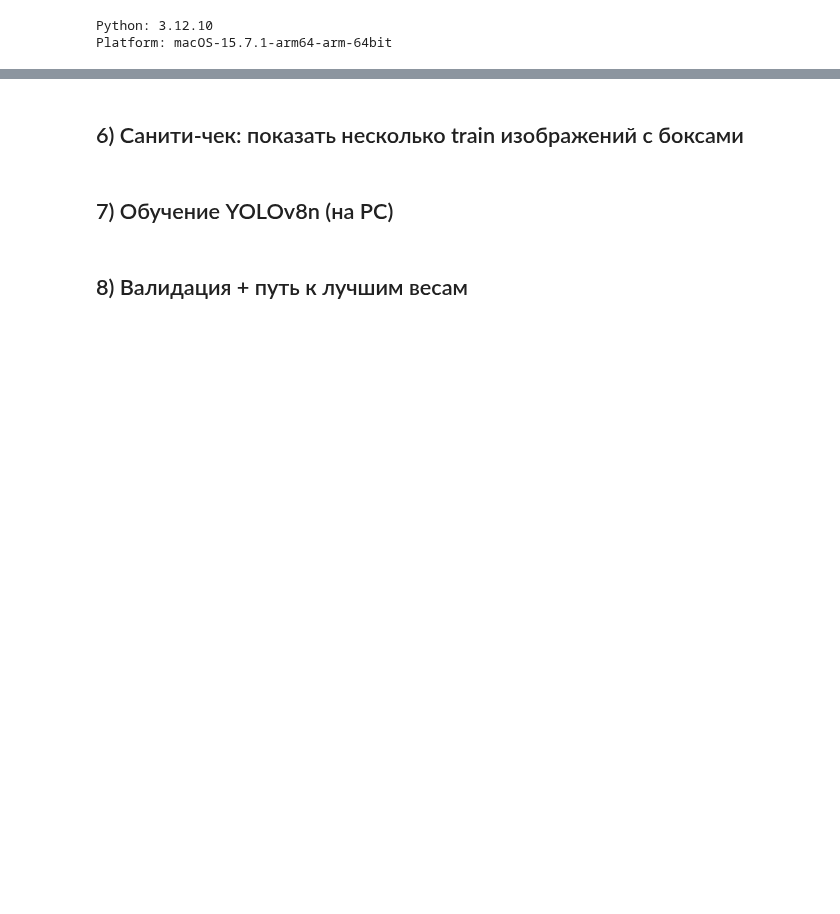
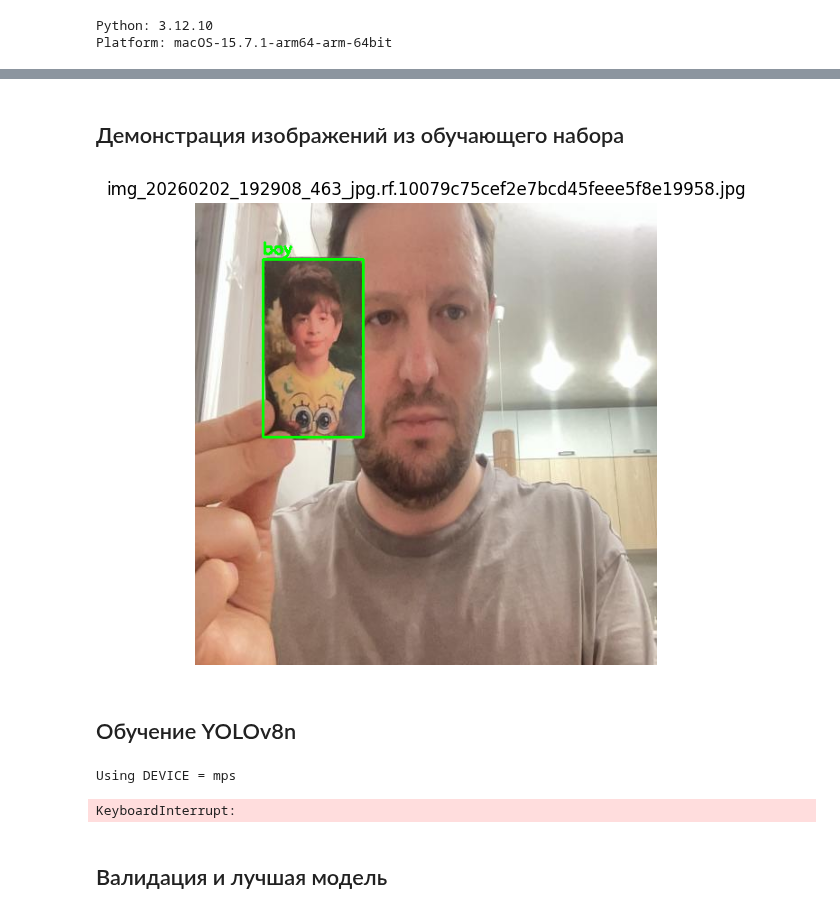
Before and after one commit to aleksioprime/sk-aisb, a Jupyter notebook: training/yolo8_pc_roboflow_train.ipynb, the cells around one changed output, grey strips where cells are left out. Drawn from its saved outputs; the diff is of its cells as text; code cells hidden in the pictures; blank space fills up the shorter version.

```diff
--- a/training/yolo8_pc_roboflow_train.ipynb
+++ b/training/yolo8_pc_roboflow_train.ipynb
@@ -108,14 +110,6 @@ print("Saved normalized yaml:", normalized_yaml_path)
 # %% [markdown]
-## 6) Санити-чек: показать несколько train изображений с боксами
+## Демонстрация изображений из обучающего набора
 # %%
-
-# Roboflow структура: train/images, train/labels и valid/images, valid/labels
-train_images_dir = Path(data["train"]) / "images"
-train_labels_dir = Path(data["train"]) / "labels"
-
-assert train_images_dir.exists(), f"Не найдена папка train images: {train_images_dir}"
-assert train_labels_dir.exists(), f"Не найдена папка train labels: {train_labels_dir}"
-
 def read_yolo_labels(label_path: Path):
     boxes = []
     if not label_path.exists():
@@ -135,49 +129,48 @@ def draw_boxes(img_bgr, boxes, class_names):
     h, w = img_bgr.shape[:2]
     out = img_bgr.copy()
     for cls, xc, yc, bw, bh in boxes:
         x1 = int((xc - bw/2) * w)
         y1 = int((yc - bh/2) * h)
         x2 = int((xc + bw/2) * w)
         y2 = int((yc + bh/2) * h)
         x1, y1 = max(0, x1), max(0, y1)
         x2, y2 = min(w-1, x2), min(h-1, y2)
         cv2.rectangle(out, (x1, y1), (x2, y2), (0,255,0), 2)
         name = class_names[cls] if 0 <= cls < len(class_names) else str(cls)
         cv2.putText(out, name, (x1, max(0, y1-6)),
                     cv2.FONT_HERSHEY_SIMPLEX, 0.6, (0,255,0), 2)
     return out
 
 imgs = sorted(list(train_images_dir.glob("*.*")))
 assert len(imgs) > 0, f"Нет изображений в {train_images_dir}"
 
-for img_path in random.sample(imgs, k=min(3, len(imgs))):
+for img_path in random.sample(imgs, k=min(1, len(imgs))):
     label_path = train_labels_dir / (img_path.stem + ".txt")
     img = cv2.imread(str(img_path))
     assert img is not None, f"Не удалось прочитать: {img_path}"
     boxes = read_yolo_labels(label_path)
     vis = draw_boxes(img, boxes, CLASS_NAMES)
     vis_rgb = cv2.cvtColor(vis, cv2.COLOR_BGR2RGB)
 
     plt.figure(figsize=(9, 6))
     plt.title(img_path.name)
     plt.axis("off")
     plt.imshow(vis_rgb)
     plt.show()
+# %% [output]
+[figure, added]
 # %% [markdown]
-## 7) Обучение YOLOv8n (на PC)
+## Обучение YOLOv8n
 # %%
 
-MODEL_NAME = "yolov8n.pt"   # nano
+MODEL_NAME = "yolov8n.pt"
 EPOCHS = 80
-IMGSZ_TRAIN = 640          # 640 для качества; если хочешь edge-ориентированно — попробуй 416/320
-BATCH = 16                 # на CPU часто нужно 4-8; на Apple Silicon MPS можно 8-16
-WORKERS = 2
+IMGSZ_TRAIN = 320
+BATCH = 16
 
-# device:
-# - macOS Apple Silicon: "mps" (если доступно)
-# - Windows/NVIDIA: 0
-# - CPU: "cpu"
-DEVICE = "cpu"
+DEVICE = "mps"
+
+WORKERS = 0 if DEVICE == "mps" else 2
 
 # Попробуем автоматически выбрать MPS на macOS (Apple Silicon), если доступно
 try:
@@ -191,7 +184,7 @@ print("Using DEVICE =", DEVICE)
 
 model = YOLO(MODEL_NAME)
 train_results = model.train(
-    data=str(normalized_yaml_path),
+    data=str(data_yaml_path),
     epochs=EPOCHS,
     imgsz=IMGSZ_TRAIN,
     batch=BATCH,
@@ -202,8 +195,11 @@ train_results = model.train(
     patience=20,
     close_mosaic=10,
 )
-print("Train done.")
+print("Train done")
+# %% [output]
+Using DEVICE = mps
+KeyboardInterrupt:
 # %% [markdown]
-## 8) Валидация + путь к лучшим весам
+## Валидация и лучшая модель
 # %%
 
```
Also changed, not shown: parts of 25 cells of this notebook, 12 other files.
